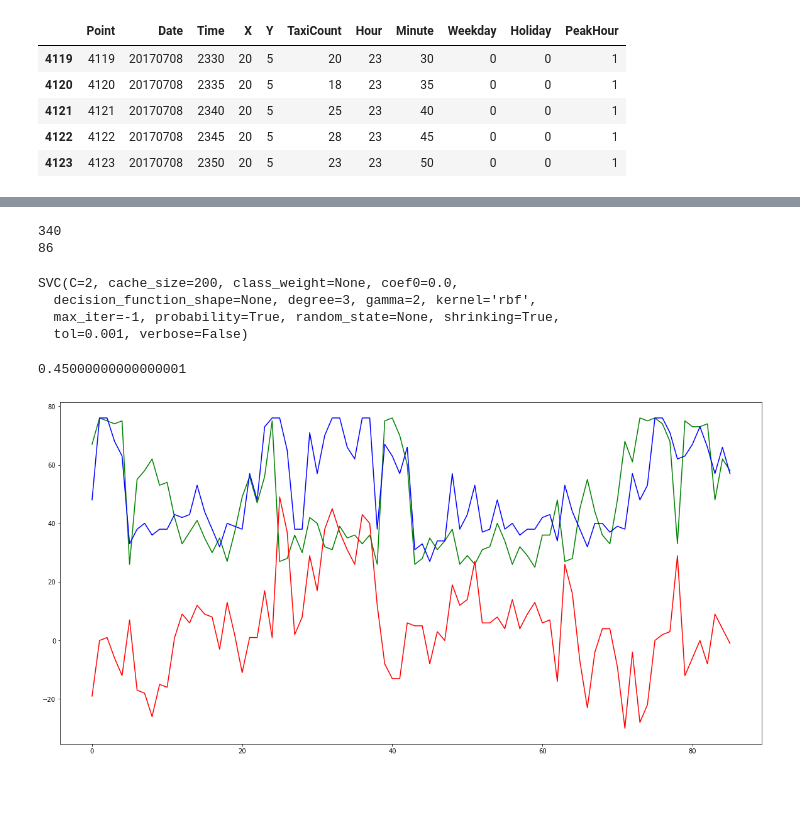
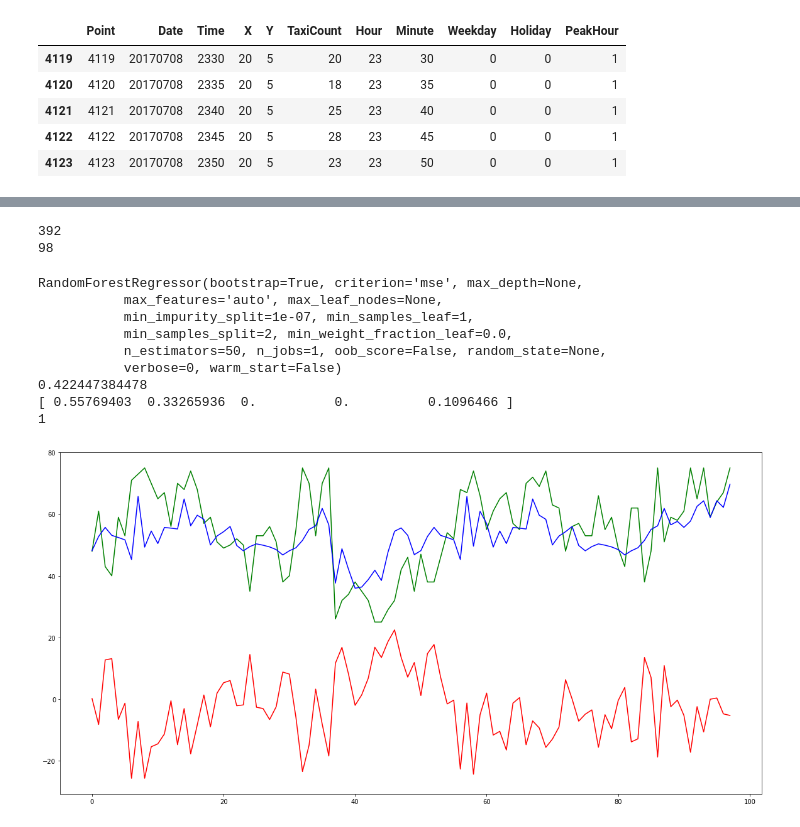
Before and after one commit to hari-allamraju/sg-taxidata, a Jupyter notebook: notebooks/Methodical study.ipynb, the cells around one changed output, grey strips where cells are left out. Cells and saved outputs as stored; diff of their text form; code cells hidden in the pictures; blank space fills up the shorter version.

```diff
--- a/notebooks/Methodical study.ipynb
+++ b/notebooks/Methodical study.ipynb
@@ -49,7 +51,7 @@ df.tail()
 h=df.quantile(q=0.8)['TaxiCount']
 l=df.quantile(q=0.2)['TaxiCount']
 # %%
-df_sub=df.query('(TaxiCount>=@l and TaxiCount<=@h) and (Hour>=6 and Hour<=12) and Weekday==1')[['Point','Hour','Minute','PeakHour','Weekday','Holiday','TaxiCount']]
+df_sub=df.query('(TaxiCount>=@l and TaxiCount<=@h) and (Hour>=18 and Hour<=12) and Weekday==1')[['Point','Hour','Minute','PeakHour','Weekday','Holiday','TaxiCount']]
 df_sub.head()
 # %% [output]
 |  | Point | Hour | Minute | PeakHour | Weekday | Holiday | TaxiCount |
@@ -78,34 +74,41 @@ print d
 training=df_sub.head(c)
 testing=df_sub.tail(d)
 # %% [output]
-340
-86
+392
+98
 # %%
 X=training.drop(['Point','TaxiCount'],axis=1).as_matrix()
 y=np.array(training['TaxiCount'].tolist()).reshape(-1,1)
 
-svc=SVC(kernel='rbf',gamma=2,C=2,probability=True).fit(X,y)
-print svc
+rf=RandomForestRegressor(n_estimators=50,criterion='mse').fit(X,y)
+print rf
 
-svc.score(X,y)
+print rf.score(X,y)
+print rf.feature_importances_
+print rf.n_outputs_
+
 #plt.plot(y,color='g')
-#plt.plot(svc.predict(X),color='r')
-#plt.show()
+#plt.plot(rf.predict(X),color='r')
+plt.show()
 # %% [output]
-SVC(C=2, cache_size=200, class_weight=None, coef0=0.0,
-  decision_function_shape=None, degree=3, gamma=2, kernel='rbf',
-  max_iter=-1, probability=True, random_state=None, shrinking=True,
-  tol=0.001, verbose=False)
+RandomForestRegressor(bootstrap=True, criterion='mse', max_depth=None,
+           max_features='auto', max_leaf_nodes=None,
+           min_impurity_split=1e-07, min_samples_leaf=1,
+           min_samples_split=2, min_weight_fraction_leaf=0.0,
+           n_estimators=50, n_jobs=1, oob_score=False, random_state=None,
+           verbose=0, warm_start=False)
+0.422447384478
+[ 0.55769403  0.33265936  0.          0.          0.1096466 ]
+1
-0.45000000000000001
 # %%
 Xt=testing.drop(['Point','TaxiCount'],axis=1).as_matrix()
 yt=np.array(testing['TaxiCount'].tolist()).reshape(-1,1)
-P=svc.predict(Xt)
+P=rf.predict(Xt)
 e=[x-y for x,y in zip(P,yt)]
 
 plt.plot(yt,color='g')
 plt.plot(P,color='b')
 plt.plot(e,color='r')
 plt.show()
 # %% [output]
-[figure, old version]
+[figure, new version]
```
Also changed, not shown: parts of 4 cells of this notebook.
